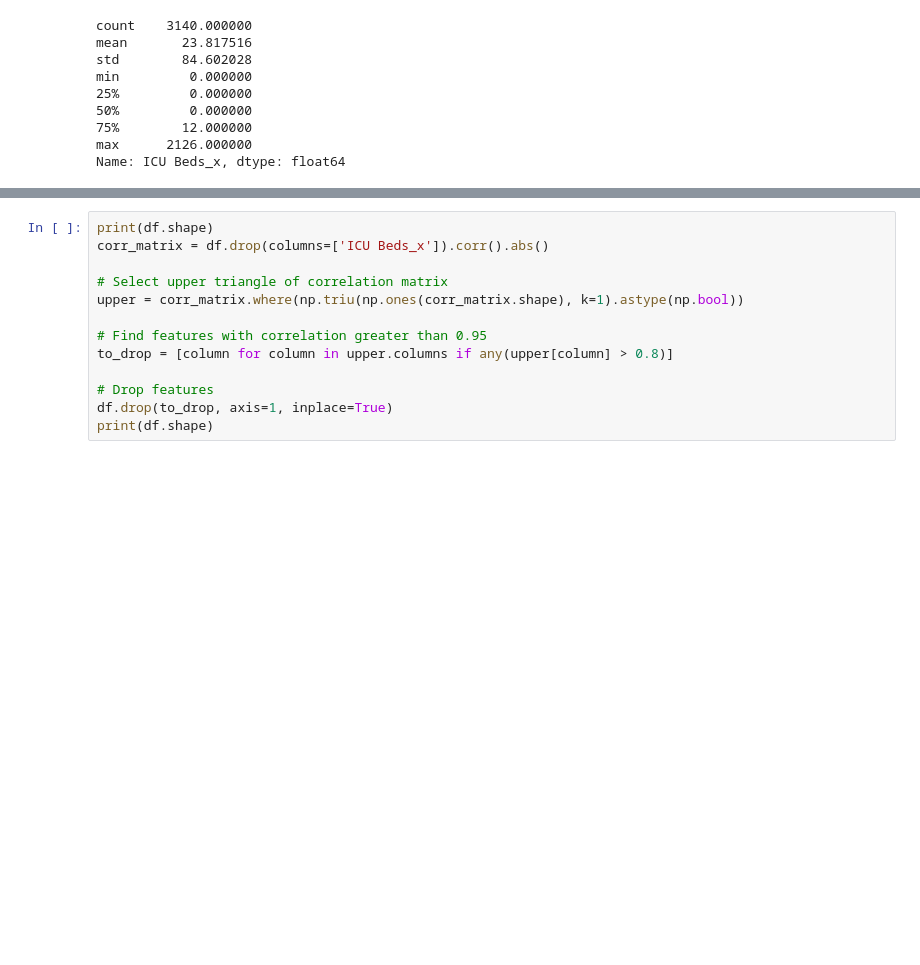
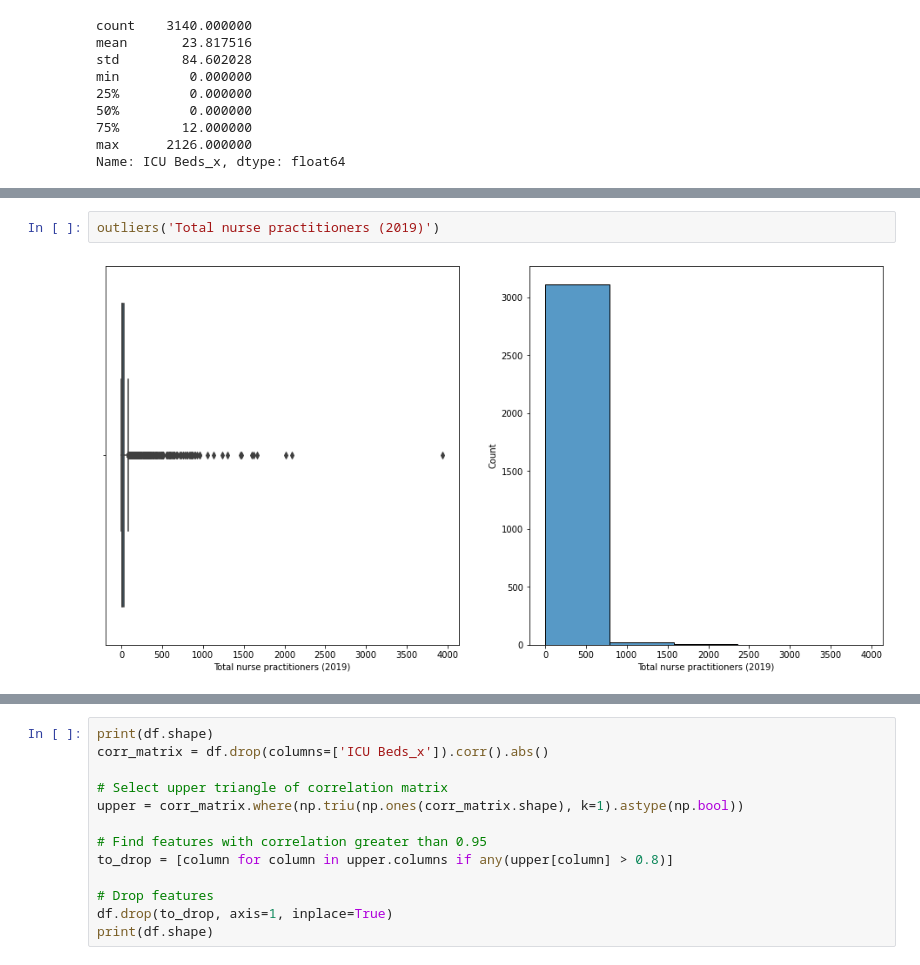
Before and after one commit to JuanAntonaccio/linear_reagresion_reg, a Jupyter notebook: src/explore.ipynb, the cells around one changed output, grey strips where cells are left out. Cells and saved outputs as stored; diff of their text form; blank space fills up the shorter version.

```diff
--- a/src/explore.ipynb
+++ b/src/explore.ipynb
@@ -195,0 +217,4 @@ describe[['ICU Beds_x','Active Physicians per 100000 Population 2018 (AAMC)','To
+# %%
+outliers('Total nurse practitioners (2019)')
+# %% [output]
+[figure, added]
```
Also changed, not shown: parts of 8 cells of this notebook.
